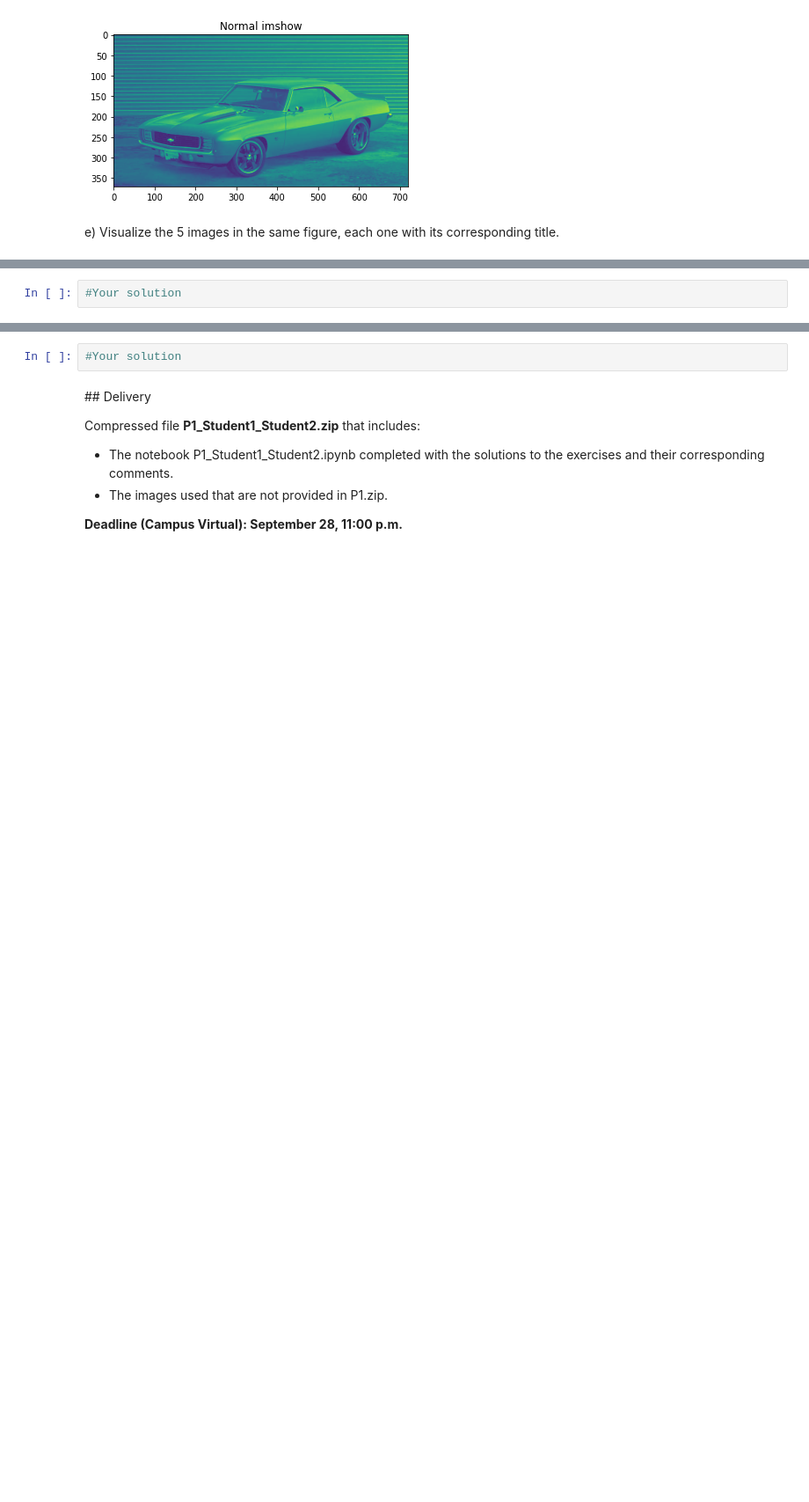
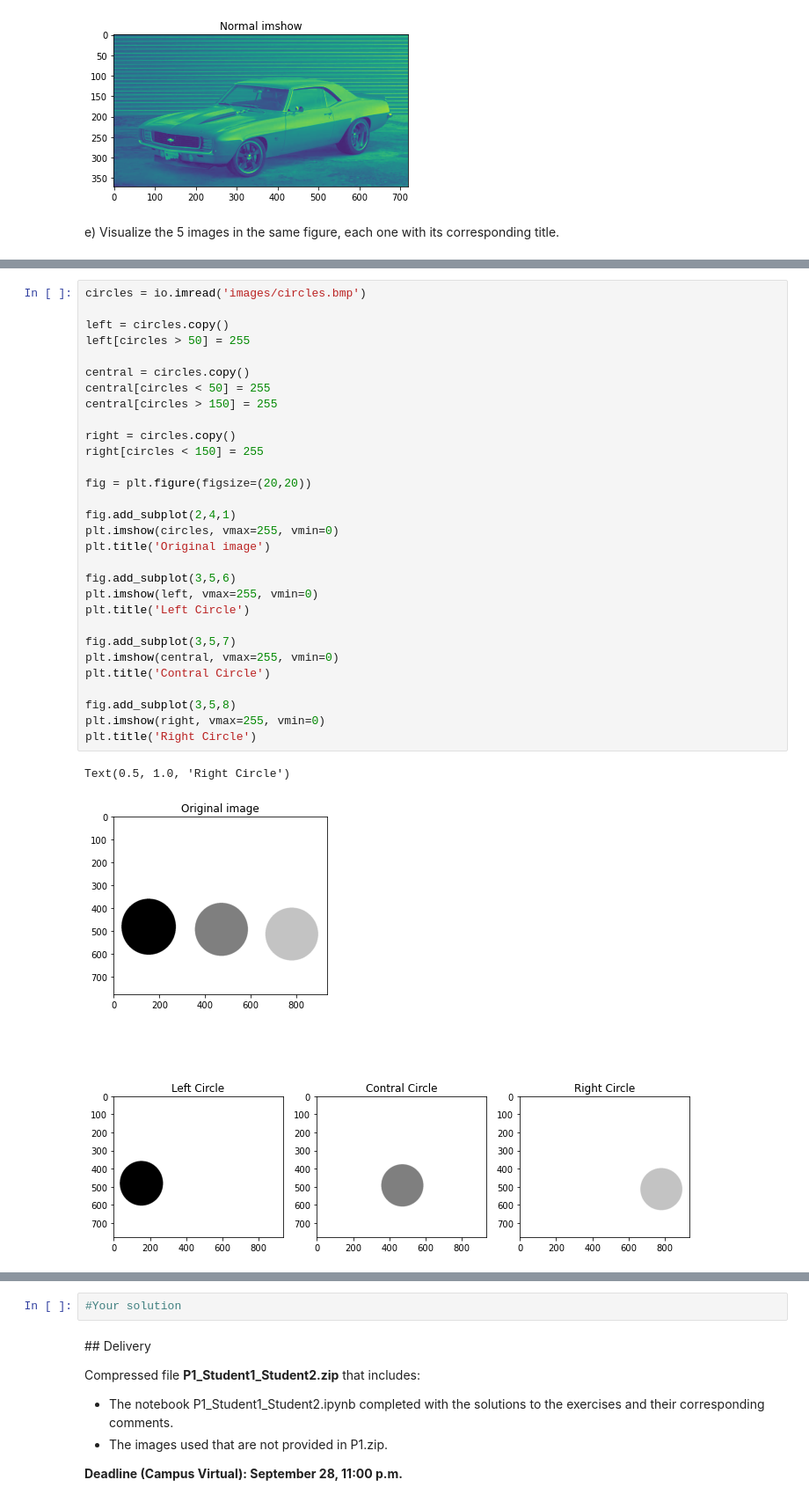
Before and after one commit to PauSolerValades/VA, a Jupyter notebook: Practica1/p1_2021_2022.ipynb, the cells around one changed output, grey strips where cells are left out. Shown at 88% size. Saved outputs shown, nothing was run; the diff lists cells and outputs as text; blank space fills up the shorter version.

```diff
--- a/Practica1/p1_2021_2022.ipynb
+++ b/Practica1/p1_2021_2022.ipynb
@@ -382,8 +381,39 @@ a) Read the image `circles.bmp` (see figure top) and define 3 images in such a w
 **Note:** Be careful when applying `imshow` since it automatically increases the contrast of the image (putting minimum values to 0 and maximal to 1).
 
 **Note:** Be careful when applying type conversion. Check the ranges of the image values.
-# %%
-#Your solution
+# %%
+circles = io.imread('images/circles.bmp')
+
+left = circles.copy()
+left[circles > 50] = 255
+
+central = circles.copy()
+central[circles < 50] = 255
+central[circles > 150] = 255
+
+right = circles.copy()
+right[circles < 150] = 255
+
+fig = plt.figure(figsize=(20,20))
+
+fig.add_subplot(2,4,1)
+plt.imshow(circles, vmax=255, vmin=0)
+plt.title('Original image')
+
+fig.add_subplot(3,5,6)
+plt.imshow(left, vmax=255, vmin=0)
+plt.title('Left Circle')
+
+fig.add_subplot(3,5,7)
+plt.imshow(central, vmax=255, vmin=0)
+plt.title('Contral Circle')
+
+fig.add_subplot(3,5,8)
+plt.imshow(right, vmax=255, vmin=0)
+plt.title('Right Circle')
+# %% [output]
+Text(0.5, 1.0, 'Right Circle')
+[figure, added]
 # %% [markdown]
 b) Given the images `coat.png` and `model.png` (first two images on the figure below), implement the necessary code to construct the image of the model with the coat (third image). Next find in internet an image with a texture and apply it to obtain an image of the jacket with the found texture (fourth image is only an example).
 
```
Also changed, not shown: parts of 2 cells of this notebook.
